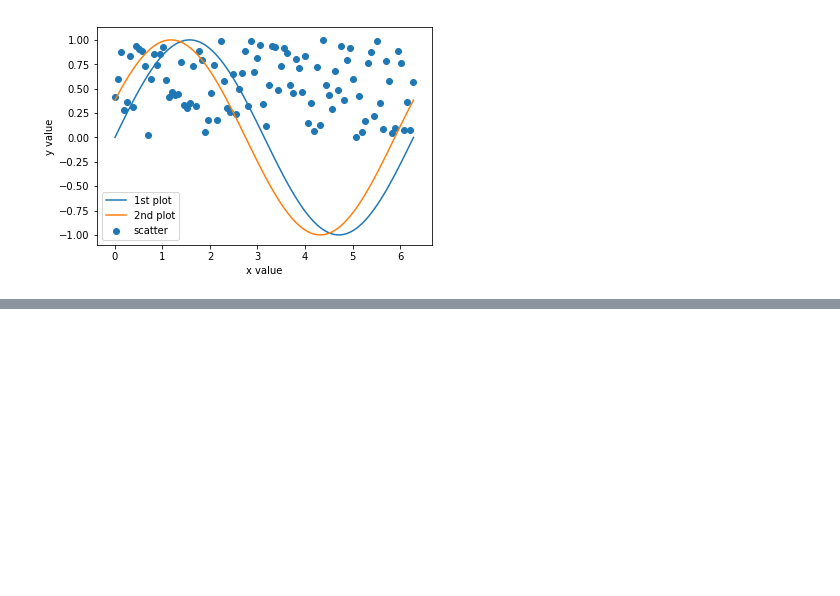
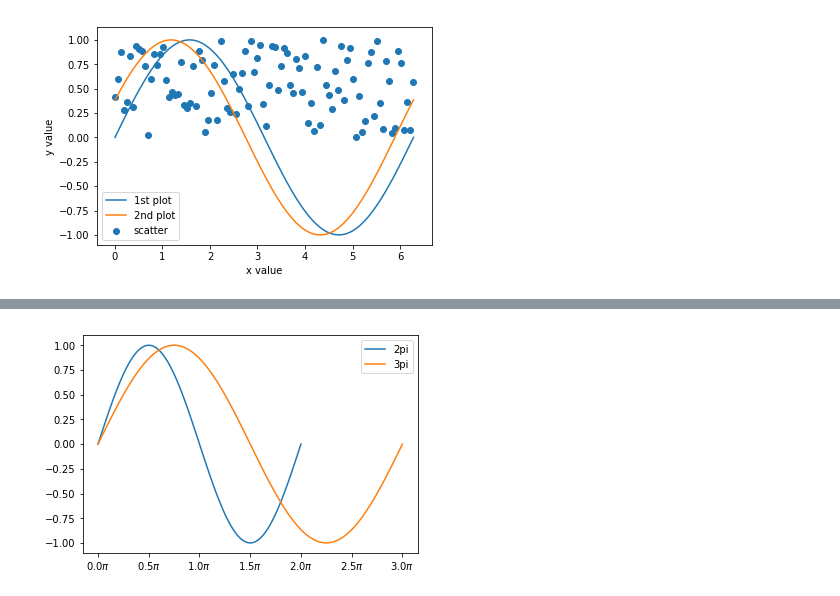
Before and after one commit to allaccountstaken/matplotlib, a Jupyter notebook: pyplot_interface.ipynb, the cells around one changed output, grey strips where cells are left out. Drawn from its saved outputs; the diff is of its cells as text; code cells hidden in the pictures; blank space fills up the shorter version.

```diff
--- a/pyplot_interface.ipynb
+++ b/pyplot_interface.ipynb
@@ -121,0 +157,9 @@ Text(0, 0.5, 'y value')
+# %%
+@ticker.FuncFormatter # FuncFormatter can be used as a decorator
+def major_formatter_radian(x, pos):
+    return '{}$\pi$'.format(x/np.pi) # probably not the best way to show radian tick labels
+
+ax.xaxis.set_major_formatter(major_formatter_radian)
+fig
+# %% [output]
+[figure, added]
```
Also changed, not shown: parts of 8 cells of this notebook.
